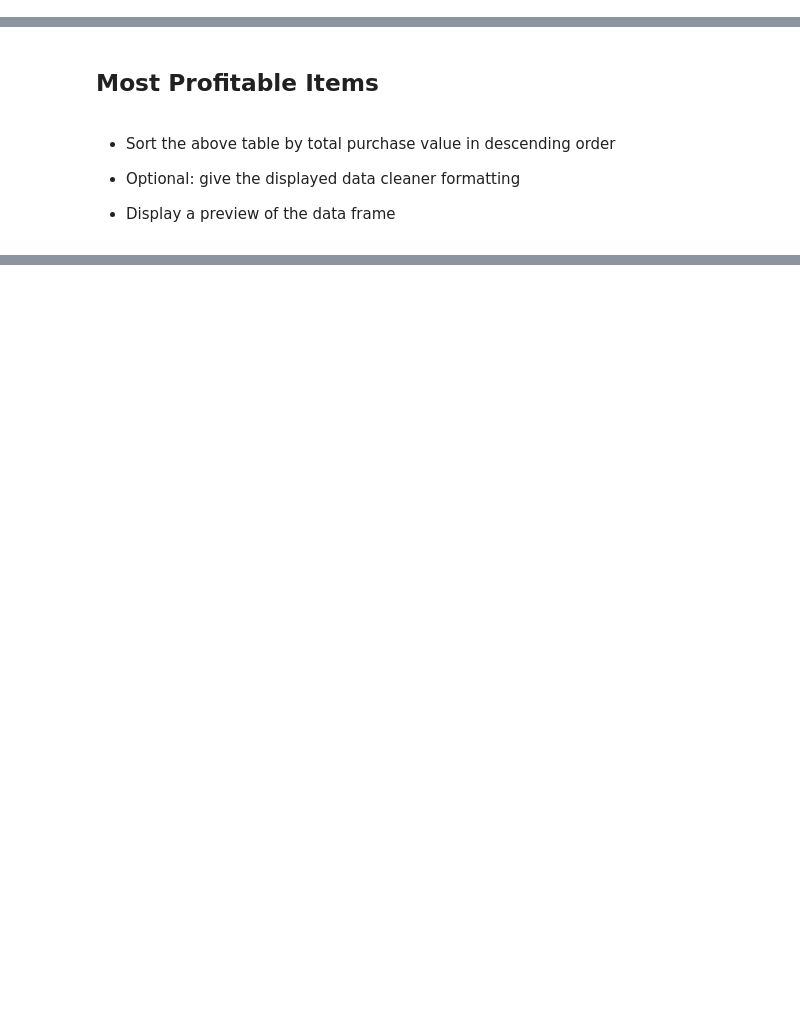
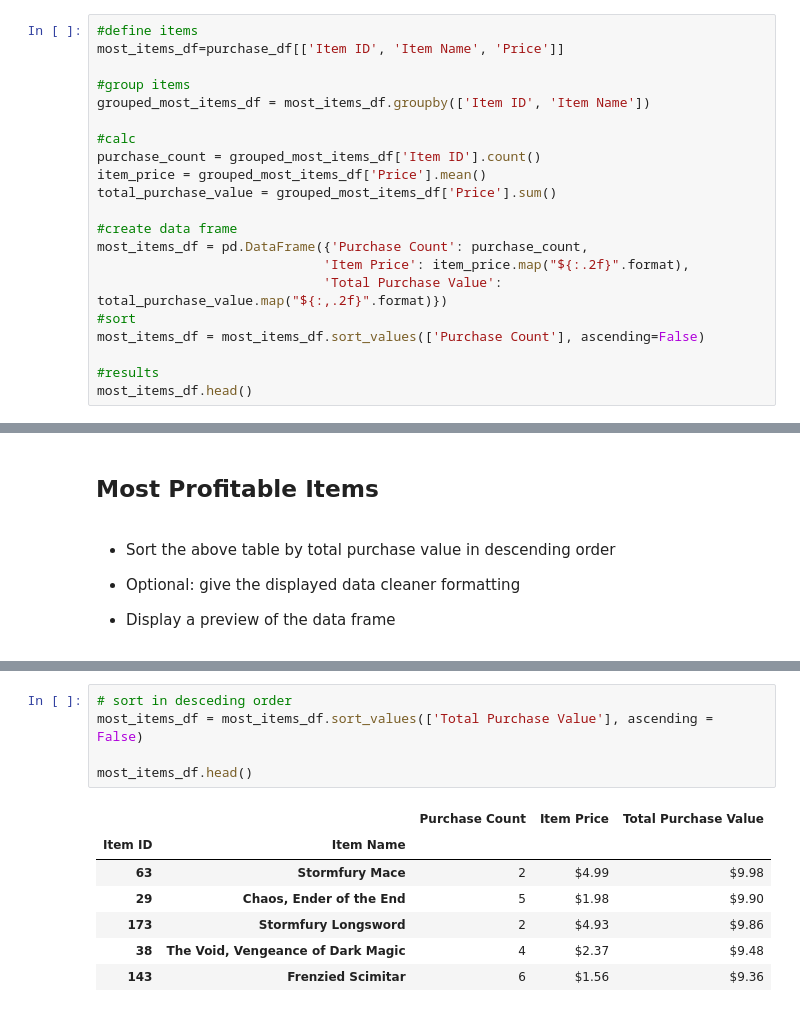
Before and after one commit to gregb23/Pandas-Challenge, a Jupyter notebook: HeroesOfPymoli/HeroesOfPymoli.ipynb, the cells around one changed output, grey strips where cells are left out. Drawn from its saved outputs; the diff is of its cells as text; blank space fills up the shorter version.

```diff
--- a/HeroesOfPymoli/HeroesOfPymoli.ipynb
+++ b/HeroesOfPymoli/HeroesOfPymoli.ipynb
@@ -355,0 +348,21 @@ spender_sort_df.head()
+# %%
+#define items
+most_items_df=purchase_df[['Item ID', 'Item Name', 'Price']]
+
+#group items
+grouped_most_items_df = most_items_df.groupby(['Item ID', 'Item Name'])
+
+#calc
+purchase_count = grouped_most_items_df['Item ID'].count()
+item_price = grouped_most_items_df['Price'].mean()
+total_purchase_value = grouped_most_items_df['Price'].sum()
+
+#create data frame
+most_items_df = pd.DataFrame({'Purchase Count': purchase_count,
+                             'Item Price': item_price.map("${:.2f}".format),
+                             'Total Purchase Value': total_purchase_value.map("${:,.2f}".format)})
+#sort
+most_items_df = most_items_df.sort_values(['Purchase Count'], ascending=False)
+
+#results
+most_items_df.head()
@@ -374,0 +387,13 @@ spender_sort_df.head()
+# %%
+# sort in desceding order
+most_items_df = most_items_df.sort_values(['Total Purchase Value'], ascending = False)
+
+most_items_df.head()
+# %% [output]
+|  |  | Purchase Count | Item Price | Total Purchase Value |
+| Item ID | Item Name |  |  |  |
+| 63 | Stormfury Mace | 2 | $4.99 | $9.98 |
+| 29 | Chaos, Ender of the End | 5 | $1.98 | $9.90 |
+| 173 | Stormfury Longsword | 2 | $4.93 | $9.86 |
+| 38 | The Void, Vengeance of Dark Magic | 4 | $2.37 | $9.48 |
+| 143 | Frenzied Scimitar | 6 | $1.56 | $9.36 |
```
Also changed, not shown: parts of 4 cells of this notebook, 2 other files.
